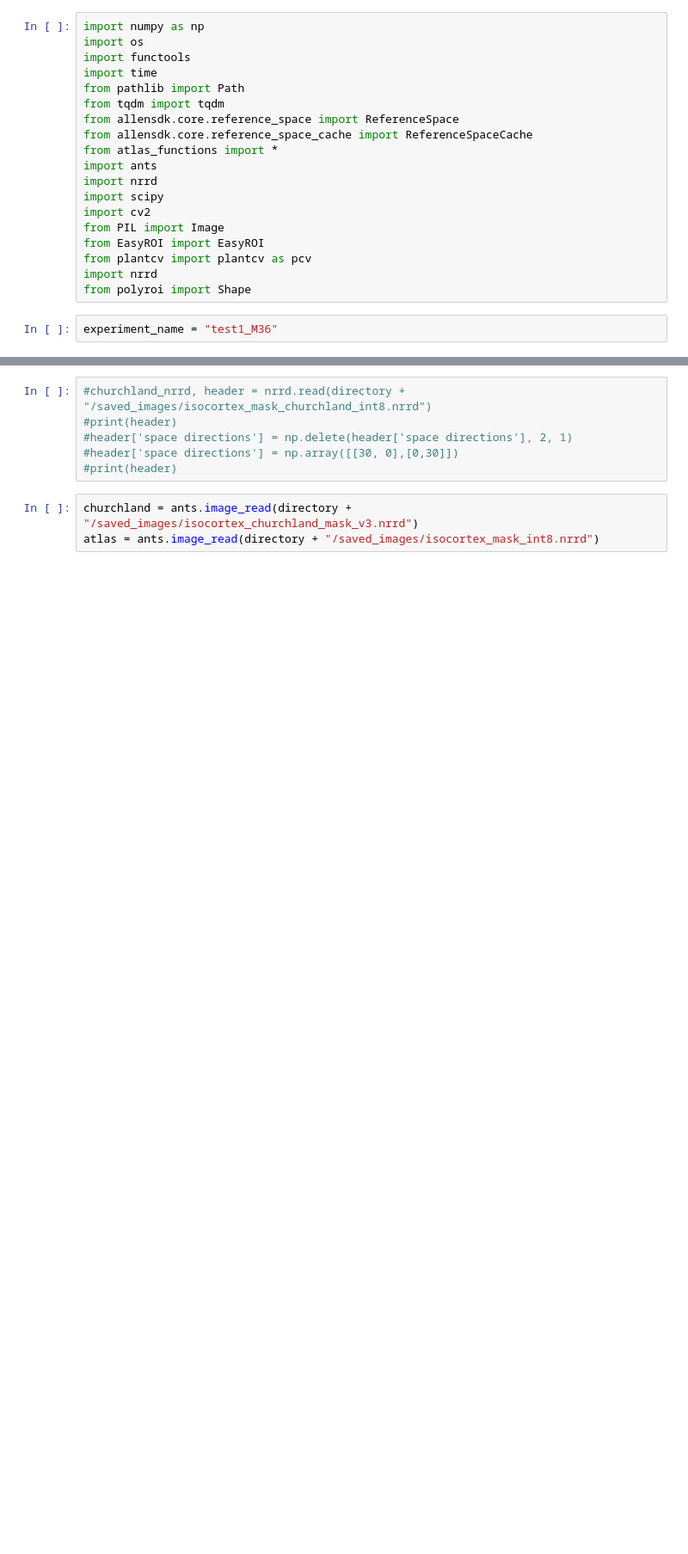
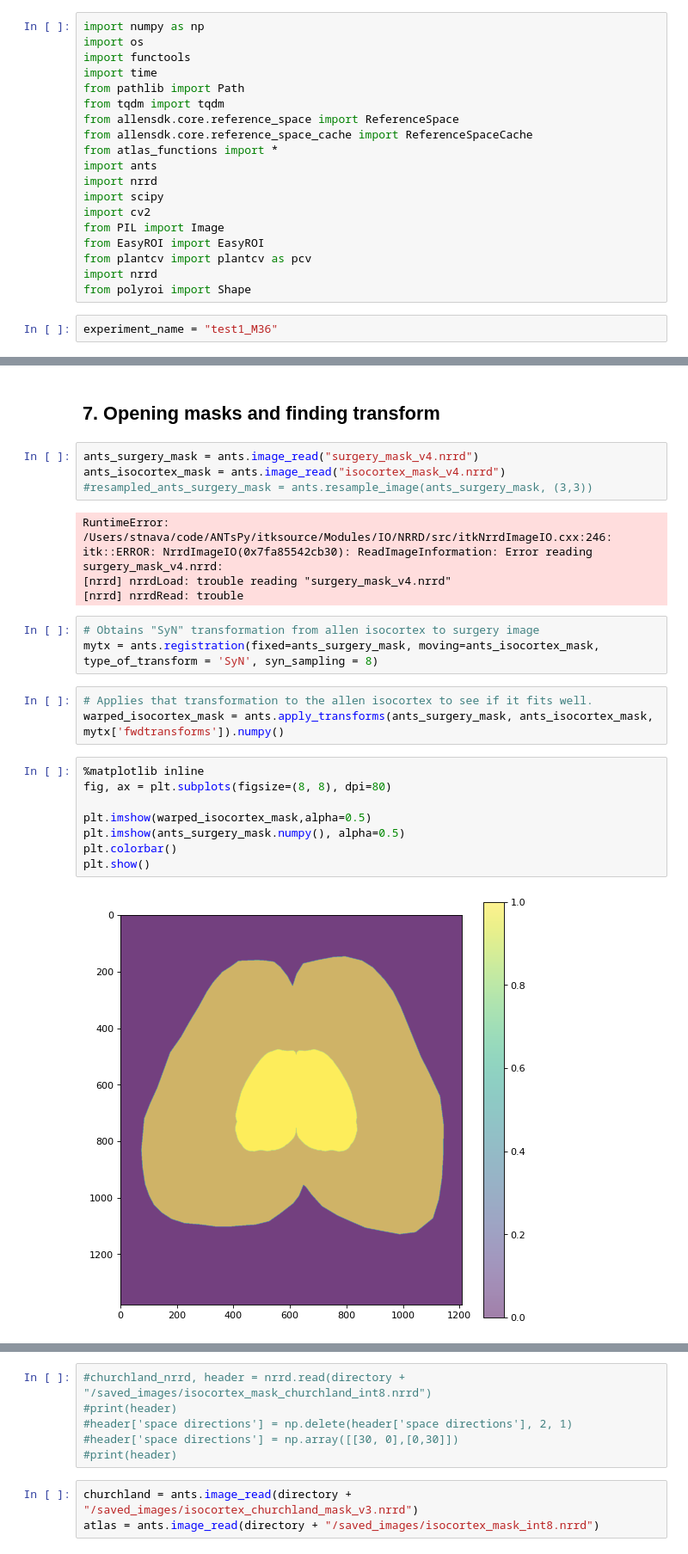
Before and after one commit to vincentpiano123/Atlas, a Jupyter notebook: Jupyter_T&E.ipynb, the cells around one changed output, grey strips where cells are left out. Shown: that part at 86% size. Drawn from its saved outputs; the diff is of its cells as text; blank space fills up the shorter version.

```diff
--- a/Jupyter_T&E.ipynb
+++ b/Jupyter_T&E.ipynb
@@ -187,0 +185,27 @@ tif_to_nrrd("isocortex_churchland_mask_v3.tif")
+# %% [markdown]
+## 7. Opening masks and finding transform
+# %%
+ants_surgery_mask = ants.image_read("surgery_mask_v4.nrrd")
+ants_isocortex_mask = ants.image_read("isocortex_mask_v4.nrrd")
+#resampled_ants_surgery_mask = ants.resample_image(ants_surgery_mask, (3,3))
+# %% [output]
+RuntimeError: /Users/stnava/code/ANTsPy/itksource/Modules/IO/NRRD/src/itkNrrdImageIO.cxx:246:
+itk::ERROR: NrrdImageIO(0x7fa85542cb30): ReadImageInformation: Error reading surgery_mask_v4.nrrd:
+[nrrd] nrrdLoad: trouble reading "surgery_mask_v4.nrrd"
+[nrrd] nrrdRead: trouble
+# %%
+# Obtains "SyN" transformation from allen isocortex to surgery image
+mytx = ants.registration(fixed=ants_surgery_mask, moving=ants_isocortex_mask, type_of_transform = 'SyN', syn_sampling = 8)
+# %%
+# Applies that transformation to the allen isocortex to see if it fits well.
+warped_isocortex_mask = ants.apply_transforms(ants_surgery_mask, ants_isocortex_mask, mytx['fwdtransforms']).numpy()
+# %%
+%matplotlib inline
+fig, ax = plt.subplots(figsize=(8, 8), dpi=80)
+
+plt.imshow(warped_isocortex_mask,alpha=0.5)
+plt.imshow(ants_surgery_mask.numpy(), alpha=0.5)
+plt.colorbar()
+plt.show()
+# %% [output]
+[figure, added]
```
Also changed, not shown: parts of 77 cells of this notebook, 3 other files.
